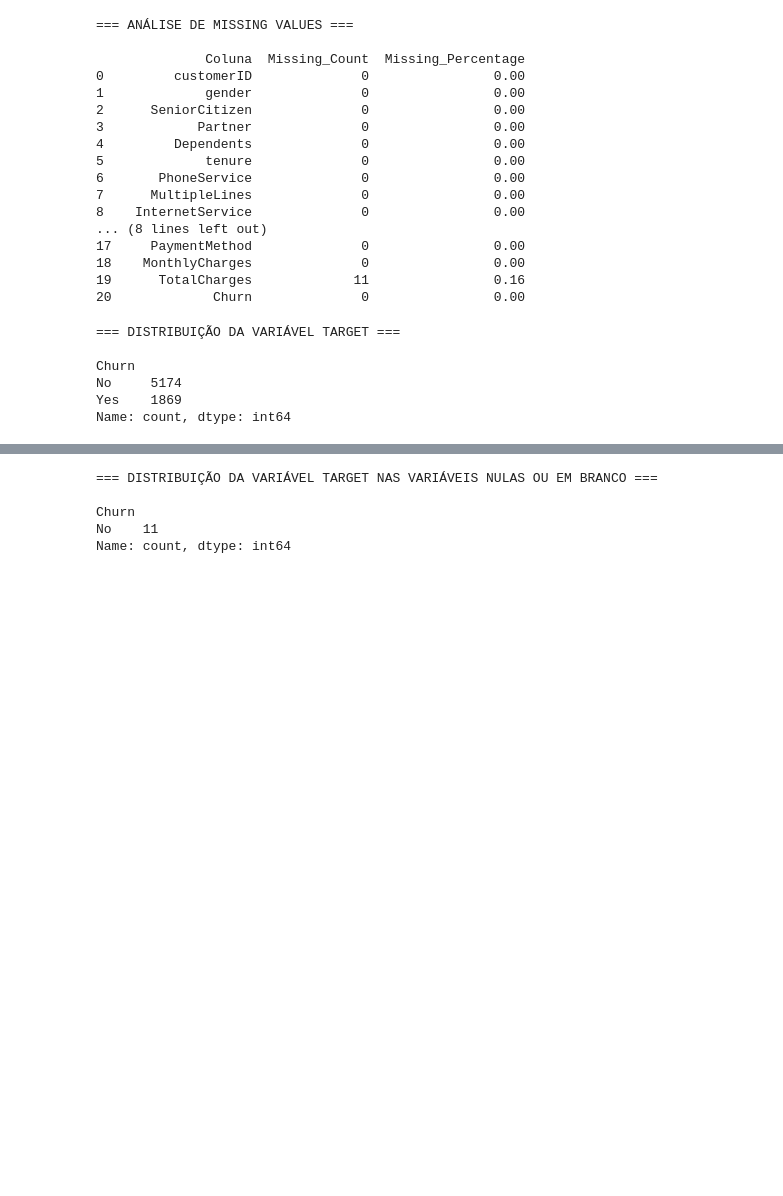
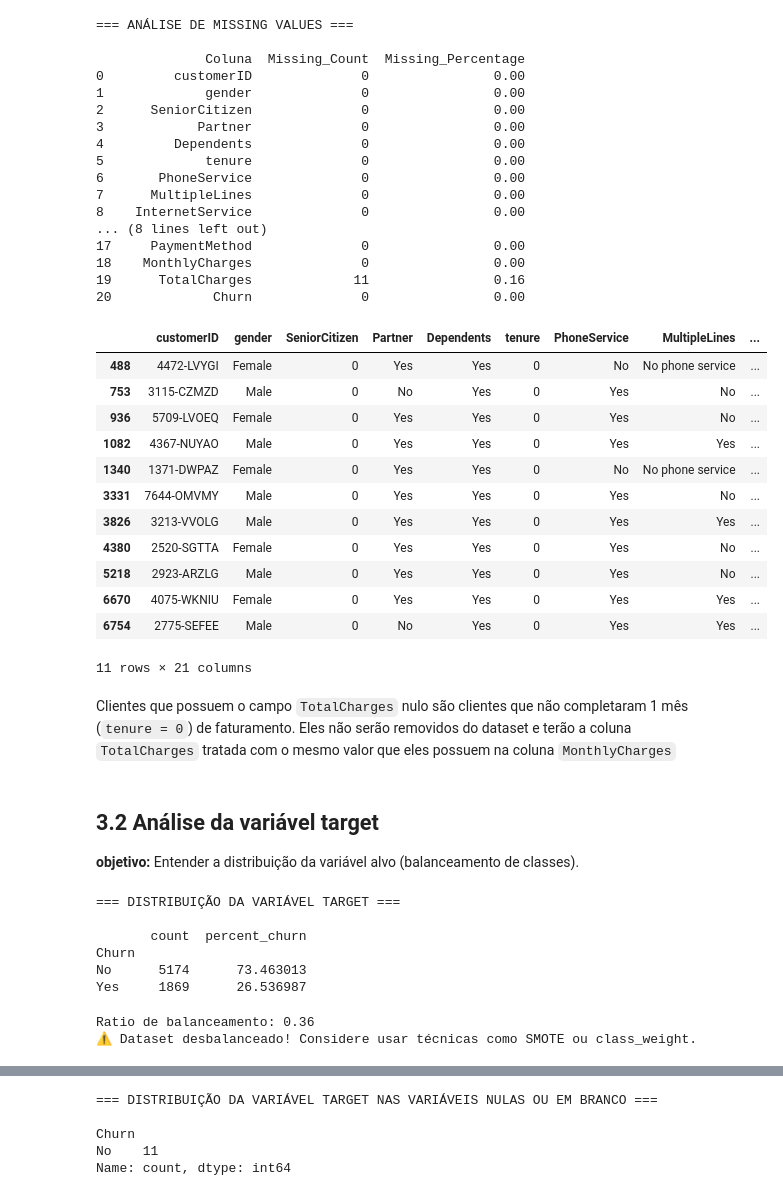
Before and after one commit to jessyca-machado/mle-exercises, a Jupyter notebook: projects/churn_prediction/notebooks/eda.ipynb, the cells around one changed output, grey strips where cells are left out. Drawn from its saved outputs; the diff is of its cells as text; code cells hidden in the pictures; blank space fills up the shorter version.

```diff
--- a/projects/churn_prediction/notebooks/eda.ipynb
+++ b/projects/churn_prediction/notebooks/eda.ipynb
@@ -184,15 +231,40 @@ if len(missing_values) > 0:
 
 else:
     print("Nenhum missing value detectado!")
+# %%
+df[df['TotalCharges'].isnull()]
+# %% [output]
+|  | customerID | gender | SeniorCitizen | Partner | Dependents | tenure | PhoneService | MultipleLines | ... |
+| 488 | 4472-LVYGI | Female | 0 | Yes | Yes | 0 | No | No phone service | ... |
+| 753 | 3115-CZMZD | Male | 0 | No | Yes | 0 | Yes | No | ... |
+| 936 | 5709-LVOEQ | Female | 0 | Yes | Yes | 0 | Yes | No | ... |
+| 1082 | 4367-NUYAO | Male | 0 | Yes | Yes | 0 | Yes | Yes | ... |
+| 1340 | 1371-DWPAZ | Female | 0 | Yes | Yes | 0 | No | No phone service | ... |
+| 3331 | 7644-OMVMY | Male | 0 | Yes | Yes | 0 | Yes | No | ... |
+| 3826 | 3213-VVOLG | Male | 0 | Yes | Yes | 0 | Yes | Yes | ... |
+| 4380 | 2520-SGTTA | Female | 0 | Yes | Yes | 0 | Yes | No | ... |
+| 5218 | 2923-ARZLG | Male | 0 | Yes | Yes | 0 | Yes | No | ... |
+| 6670 | 4075-WKNIU | Female | 0 | Yes | Yes | 0 | Yes | Yes | ... |
+| 6754 | 2775-SEFEE | Male | 0 | No | Yes | 0 | Yes | Yes | ... |
+11 rows × 21 columns
+# %% [markdown]
+Clientes que possuem o campo `TotalCharges` nulo são clientes que não completaram 1 mês (`tenure = 0`) de faturamento. Eles não serão removidos do dataset e terão a coluna `TotalCharges` tratada com o mesmo valor que eles possuem na coluna `MonthlyCharges`
+# %% [markdown]
+## 3.2 Análise da variável target
+
+**objetivo:** Entender a distribuição da variável alvo (balanceamento de classes).
 # %%
 print("=== DISTRIBUIÇÃO DA VARIÁVEL TARGET ===\n")
 
-target_counts = df['Churn'].value_counts()
-print(target_counts)
+target_counts = df['Churn'].value_counts().rename('count')
+target_pct = df['Churn'].value_counts(normalize=True).mul(100).rename('percent_churn')
+
+target_summary = pd.concat([target_counts, target_pct], axis=1)
+print(target_summary)
 # %% [output]
 === DISTRIBUIÇÃO DA VARIÁVEL TARGET ===
 
+       count  percent_churn
 Churn
-No     5174
-Yes    1869
-Name: count, dtype: int64
+No      5174      73.463013
+Yes     1869      26.536987
@@ -198,0 +314,11 @@ Name: count, dtype: int64
+# %%
+# Verificar se há desbalanceamento
+ratio = target_counts.min() / target_counts.max()
+print(f"\nRatio de balanceamento: {ratio:.2f}")
+if ratio < 0.5:
+    print("⚠️ Dataset desbalanceado! Considere usar técnicas como SMOTE ou class_weight.")
+else:
+    print("✓ Dataset razoavelmente balanceado.")
+# %% [output]
+Ratio de balanceamento: 0.36
+⚠️ Dataset desbalanceado! Considere usar técnicas como SMOTE ou class_weight.
```
Also changed, not shown: parts of 33 cells of this notebook, 14 other files.
